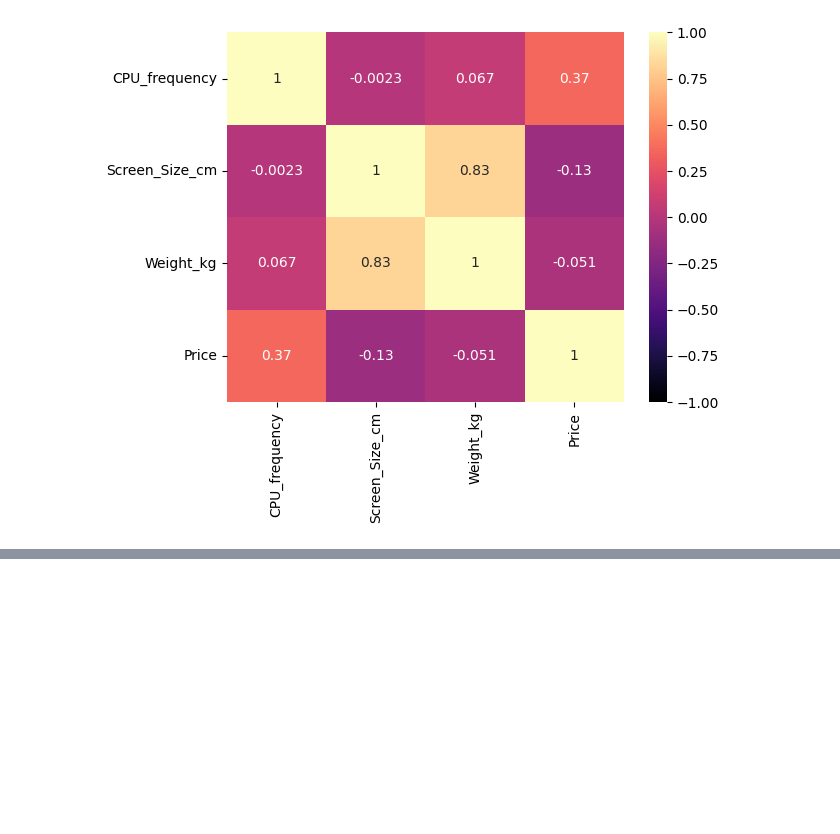
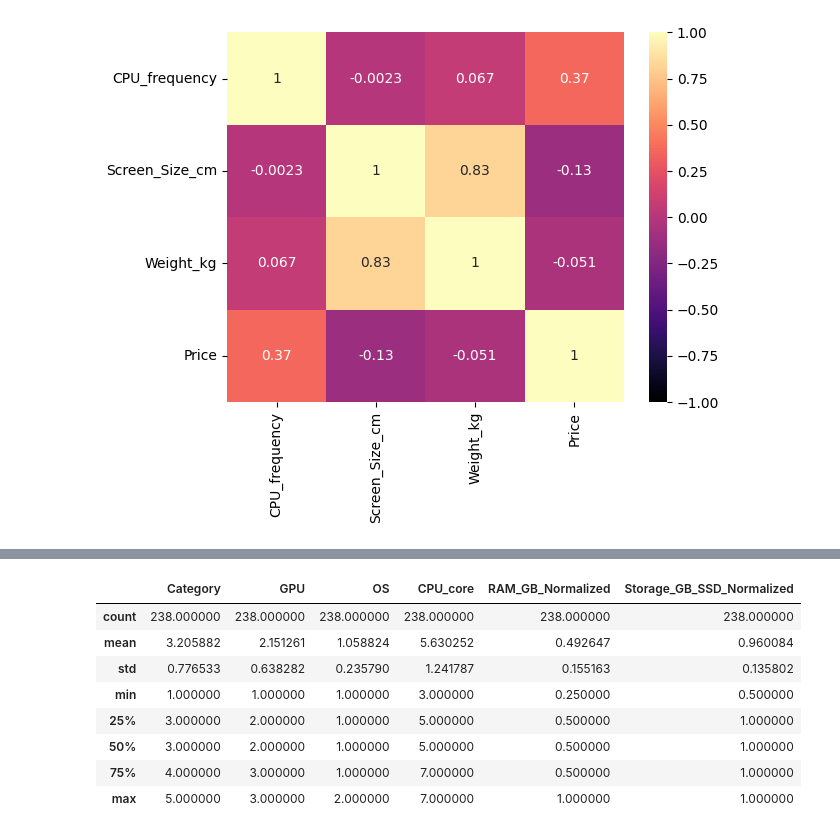
Before and after one commit to dipak1920basnet/eda_laptop_pricing, a Jupyter notebook: lab_laptop.ipynb, the cells around one changed output, grey strips where cells are left out. Cells and saved outputs as stored; diff of their text form; code cells hidden in the pictures; blank space fills up the shorter version.

```diff
--- a/lab_laptop.ipynb
+++ b/lab_laptop.ipynb
@@ -73,0 +135,10 @@ sns.heatmap(data_corr, vmin=-1,vmax=1,annot=True, cmap="magma")
+# %%
+normalized_feature = ["RAM_GB","Storage_GB_SSD"]
+for column in normalized_feature:
+    to_normalize_data = df[column]
+    normalized_feat = to_normalize_data/to_normalize_data.max()
+    df = pd.concat([df,normalized_feat.rename(f"{column}_Normalized")],axis=1)
+    features.remove(column)
+    features.append(f"{column}_Normalized")
+    # del to_normalize_data
+df.drop(columns=normalized_feature,inplace=True)
@@ -73,0 +166,12 @@ sns.heatmap(data_corr, vmin=-1,vmax=1,annot=True, cmap="magma")
+# %%
+df[features].describe()
+# %% [output]
+|  | Category | GPU | OS | CPU_core | RAM_GB_Normalized | Storage_GB_SSD_Normalized |
+| count | 238.000000 | 238.000000 | 238.000000 | 238.000000 | 238.000000 | 238.000000 |
+| mean | 3.205882 | 2.151261 | 1.058824 | 5.630252 | 0.492647 | 0.960084 |
+| std | 0.776533 | 0.638282 | 0.235790 | 1.241787 | 0.155163 | 0.135802 |
+| min | 1.000000 | 1.000000 | 1.000000 | 3.000000 | 0.250000 | 0.500000 |
+| 25% | 3.000000 | 2.000000 | 1.000000 | 5.000000 | 0.500000 | 1.000000 |
+| 50% | 3.000000 | 2.000000 | 1.000000 | 5.000000 | 0.500000 | 1.000000 |
+| 75% | 4.000000 | 3.000000 | 1.000000 | 7.000000 | 0.500000 | 1.000000 |
+| max | 5.000000 | 3.000000 | 2.000000 | 7.000000 | 1.000000 | 1.000000 |
```
Also changed, not shown: parts of 11 cells of this notebook.
